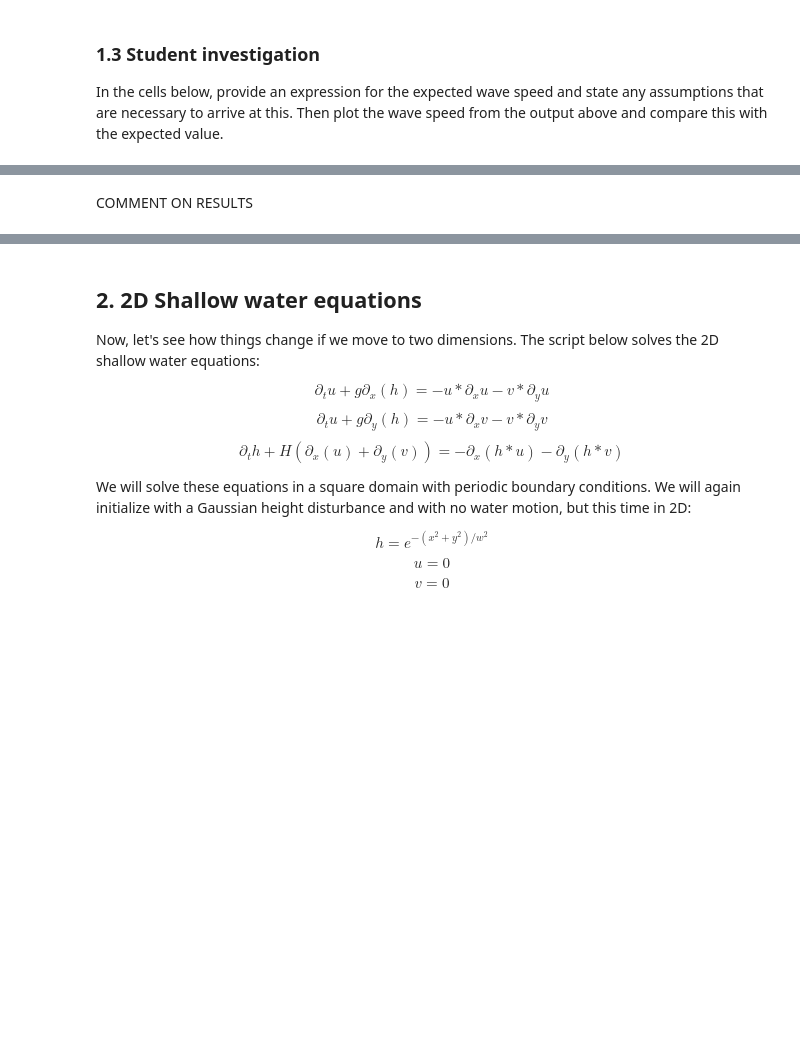
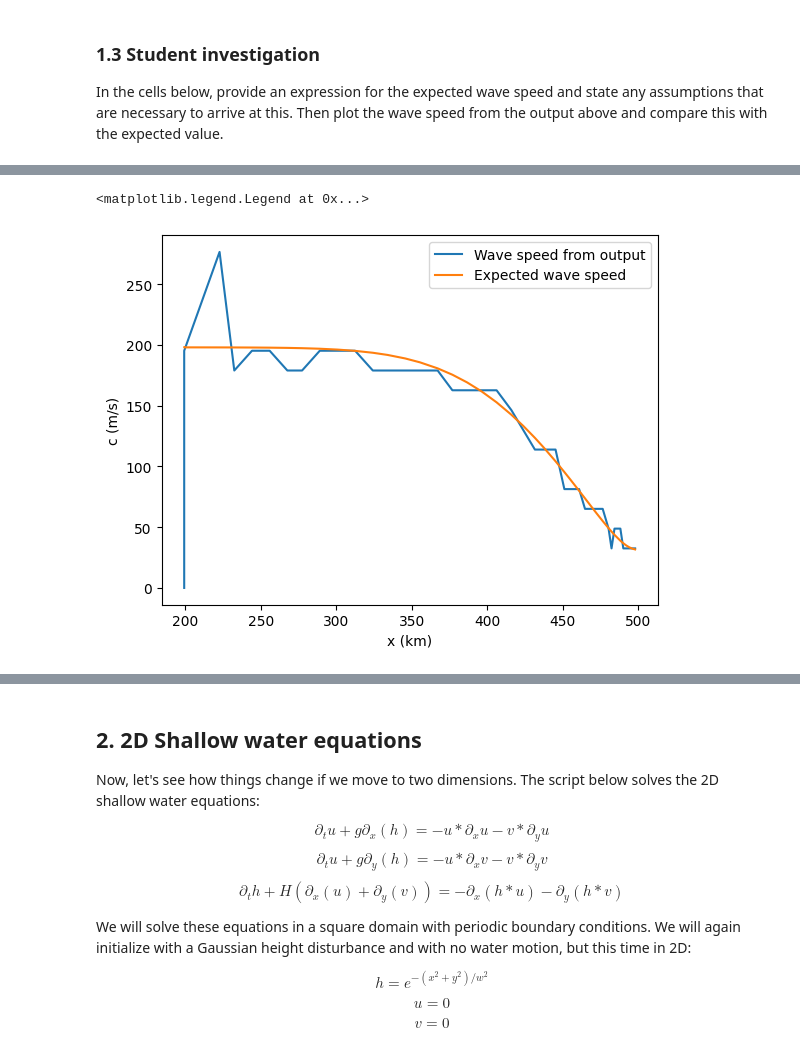
Before and after one commit to jamesalexanderredman/QCES, a Jupyter notebook: Project3_tsunami.ipynb, the cells around one changed output, grey strips where cells are left out. Saved outputs shown, nothing was run; the diff lists cells and outputs as text; code cells hidden in the pictures; blank space fills up the shorter version.

```diff
--- a/Project3_tsunami.ipynb
+++ b/Project3_tsunami.ipynb
@@ -319,2 +268,44 @@ fig.tight_layout(rect = [0,0.1,1,1])
-# %% [markdown]
-COMMENT ON RESULTS
+# %%
+# CREATE FIGURES HERE
+
+# Resting water depth
+Hg = H['g']
+
+# Peak position of the right moving wave
+x_index_min = np.argmin(np.abs(x - x1))
+peak_position = np.zeros(len(t_save))
+peak_height = np.zeros(len(t_save))
+resting_depth_at_peak_position = np.zeros(len(t_save))
+for i in range(len(t_save)):
+  peak_index = np.argmax(h_save[i,x_index_min:])
+  peak_position[i] = x[peak_index+x_index_min]
+  peak_height[i] = h_save[i,peak_index+x_index_min]
+  resting_depth_at_peak_position[i] = Hg[peak_index+x_index_min]
+
+end_time = np.argmin(np.abs(peak_position - x2))
+time = t_save[0:end_time]
+peak_position = peak_position[0:end_time]
+peak_height = peak_height[0:end_time]
+resting_depth_at_peak_position = resting_depth_at_peak_position[0:end_time]
+
+# Output wave speed
+c_output = np.zeros(len(time))
+c_output[0] = (peak_position[1]-peak_position[0])/timestep # forward difference
+c_output[-1] = (peak_position[-1]-peak_position[-2])/timestep # forward difference
+for i in range(len(time)-2):
+  c_output[i+1] = (peak_position[i+2] - peak_position[i])/(2*timestep) # Central difference
+
+
+# Expected wave speed
+c_expected = np.zeros(len(time))
+for i in range(len(time)):
+  c_expected[i] = np.sqrt(g*(resting_depth_at_peak_position[i]+peak_height[i]))
+
+plt.plot(peak_position/(1*kilometer), c_output)
+plt.plot(peak_position/(1*kilometer), c_expected)
+plt.xlabel('x (km)')
+plt.ylabel('c (m/s)')
+plt.legend(['Wave speed from output','Expected wave speed'])
+# %% [output]
+<matplotlib.legend.Legend at 0x...>
+[figure, added]
```
Also changed, not shown: parts of 19 cells of this notebook.
